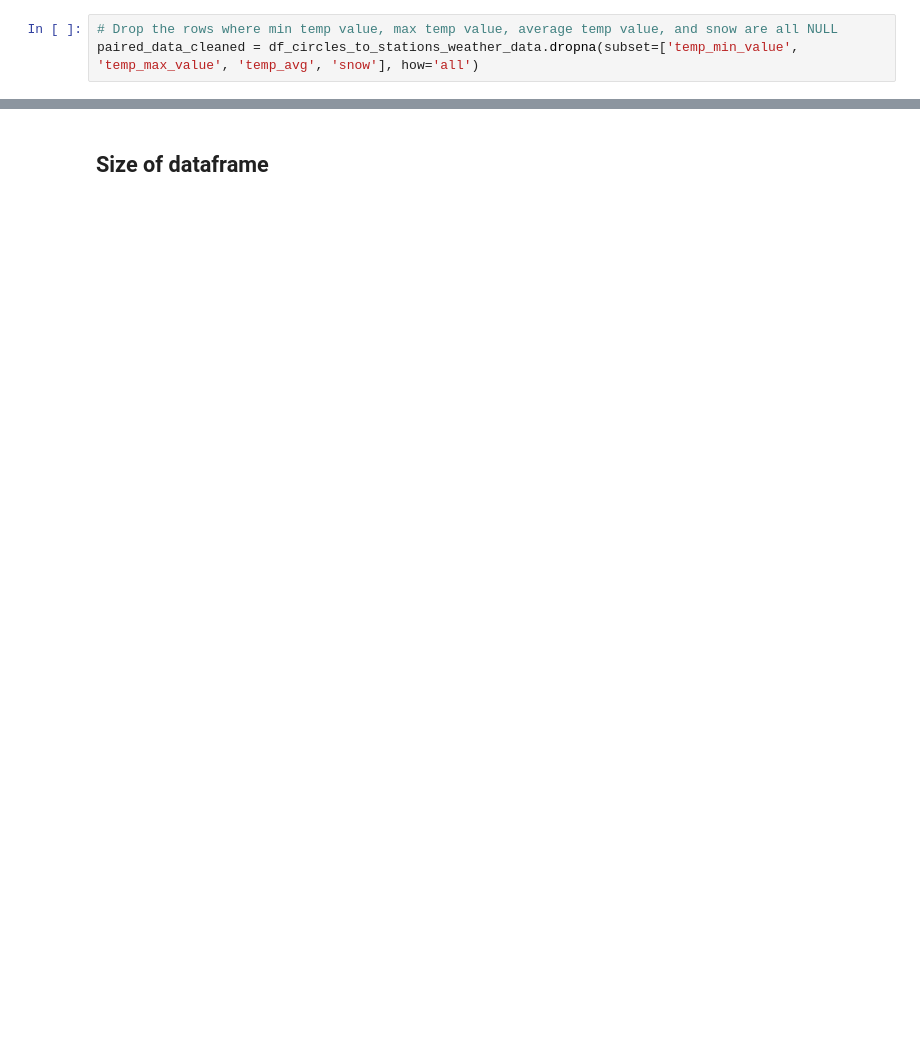
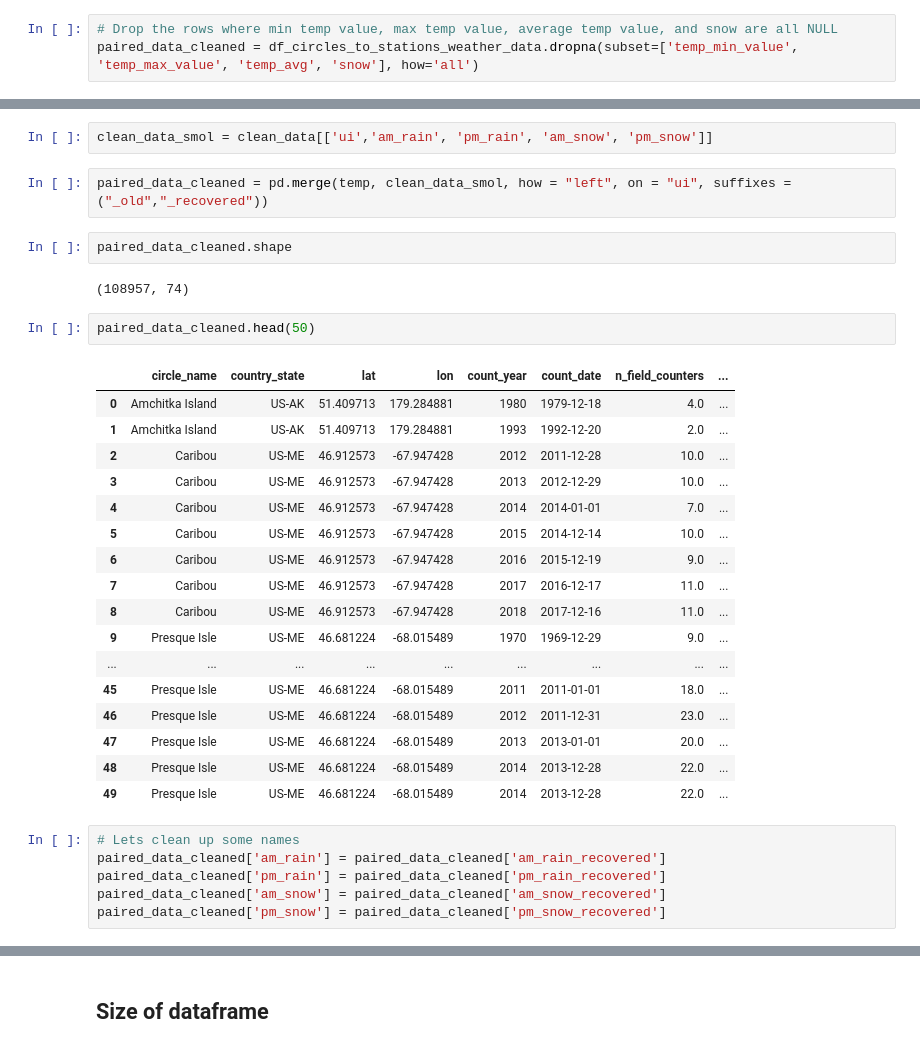
Before and after one commit to DataKind-DC/audubon-cbc, a Jupyter notebook: notebooks/1.1-circles-to-many-noaa-stations-usa-weather-data.ipynb, the cells around one changed output, grey strips where cells are left out. Saved outputs shown, nothing was run; the diff lists cells and outputs as text; blank space fills up the shorter version.

```diff
--- a/notebooks/1.1-circles-to-many-noaa-stations-usa-weather-data.ipynb
+++ b/notebooks/1.1-circles-to-many-noaa-stations-usa-weather-data.ipynb
@@ -202,0 +290,34 @@ paired_data_cleaned.head()
+# %%
+clean_data_smol = clean_data[['ui','am_rain', 'pm_rain', 'am_snow', 'pm_snow']]
+# %%
+paired_data_cleaned = pd.merge(temp, clean_data_smol, how = "left", on = "ui", suffixes = ("_old","_recovered"))
+# %%
+paired_data_cleaned.shape
+# %% [output]
+(108957, 74)
+# %%
+paired_data_cleaned.head(50)
+# %% [output]
+|  | circle_name | country_state | lat | lon | count_year | count_date | n_field_counters | ... |
+| 0 | Amchitka Island | US-AK | 51.409713 | 179.284881 | 1980 | 1979-12-18 | 4.0 | ... |
+| 1 | Amchitka Island | US-AK | 51.409713 | 179.284881 | 1993 | 1992-12-20 | 2.0 | ... |
+| 2 | Caribou | US-ME | 46.912573 | -67.947428 | 2012 | 2011-12-28 | 10.0 | ... |
+| 3 | Caribou | US-ME | 46.912573 | -67.947428 | 2013 | 2012-12-29 | 10.0 | ... |
+| 4 | Caribou | US-ME | 46.912573 | -67.947428 | 2014 | 2014-01-01 | 7.0 | ... |
+| 5 | Caribou | US-ME | 46.912573 | -67.947428 | 2015 | 2014-12-14 | 10.0 | ... |
+| 6 | Caribou | US-ME | 46.912573 | -67.947428 | 2016 | 2015-12-19 | 9.0 | ... |
+| 7 | Caribou | US-ME | 46.912573 | -67.947428 | 2017 | 2016-12-17 | 11.0 | ... |
+| 8 | Caribou | US-ME | 46.912573 | -67.947428 | 2018 | 2017-12-16 | 11.0 | ... |
+| 9 | Presque Isle | US-ME | 46.681224 | -68.015489 | 1970 | 1969-12-29 | 9.0 | ... |
+| ... | ... | ... | ... | ... | ... | ... | ... | ... |
+| 45 | Presque Isle | US-ME | 46.681224 | -68.015489 | 2011 | 2011-01-01 | 18.0 | ... |
+| 46 | Presque Isle | US-ME | 46.681224 | -68.015489 | 2012 | 2011-12-31 | 23.0 | ... |
+| 47 | Presque Isle | US-ME | 46.681224 | -68.015489 | 2013 | 2013-01-01 | 20.0 | ... |
+| 48 | Presque Isle | US-ME | 46.681224 | -68.015489 | 2014 | 2013-12-28 | 22.0 | ... |
+| 49 | Presque Isle | US-ME | 46.681224 | -68.015489 | 2014 | 2013-12-28 | 22.0 | ... |
+# %%
+# Lets clean up some names
+paired_data_cleaned['am_rain'] = paired_data_cleaned['am_rain_recovered']
+paired_data_cleaned['pm_rain'] = paired_data_cleaned['pm_rain_recovered']
+paired_data_cleaned['am_snow'] = paired_data_cleaned['am_snow_recovered']
+paired_data_cleaned['pm_snow'] = paired_data_cleaned['pm_snow_recovered']
```
Also changed, not shown: parts of 28 cells of this notebook, 3 other files.
